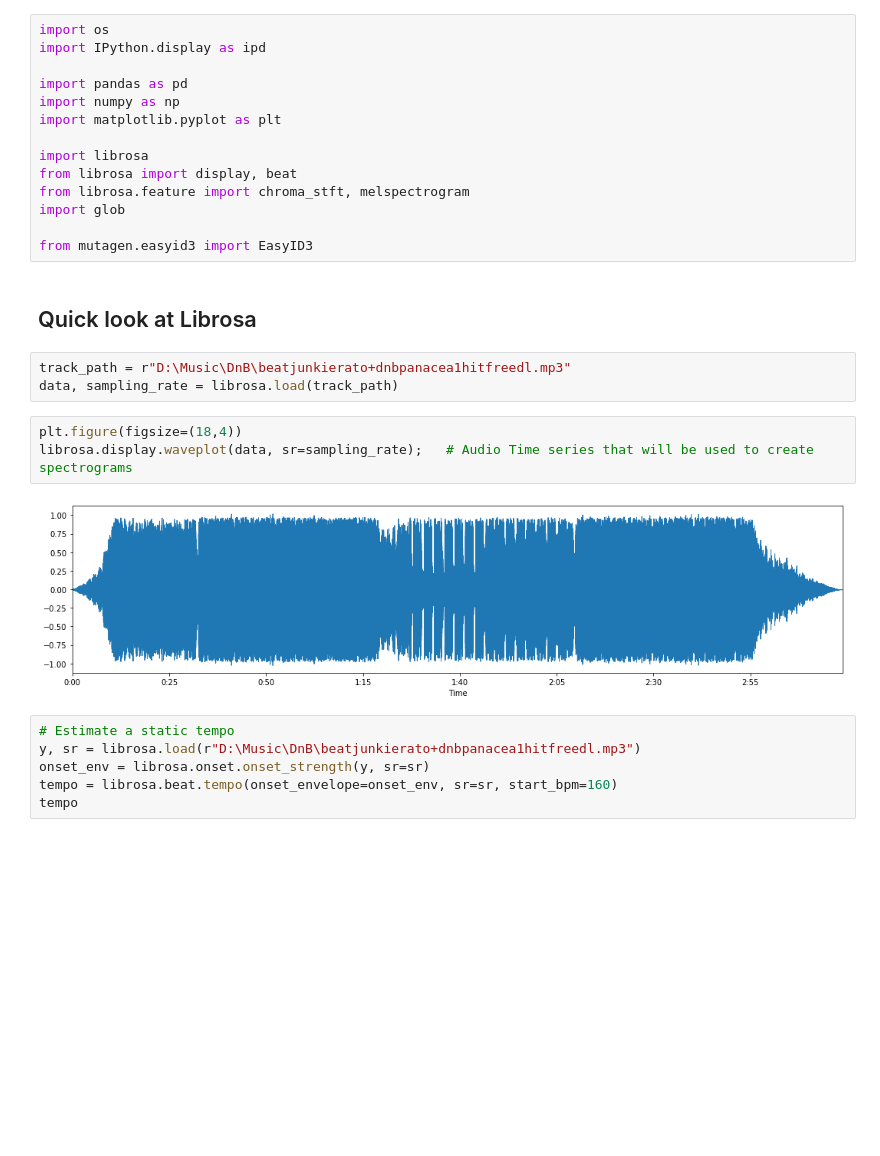
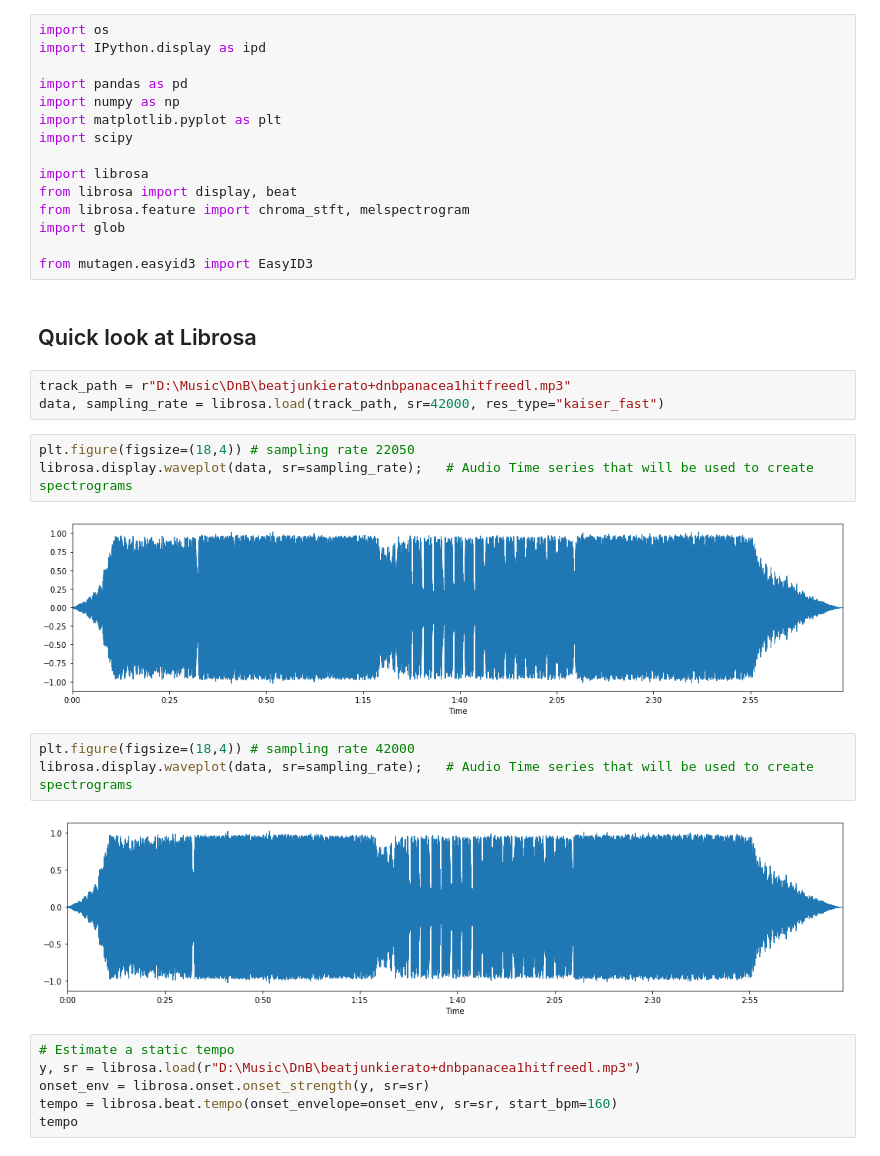
Before and after one commit to bdfraney/Music_analysis_capstone, a Jupyter notebook: EDA_LibROSA.ipynb, the cells around one changed output. Cells and saved outputs as stored; diff of their text form; blank space fills up the shorter version.

```diff
--- a/EDA_LibROSA.ipynb
+++ b/EDA_LibROSA.ipynb
@@ -5,6 +5,7 @@ import IPython.display as ipd
 import pandas as pd
 import numpy as np
 import matplotlib.pyplot as plt
+import scipy
 
 import librosa
 from librosa import display, beat
@@ -16,12 +17,17 @@ from mutagen.easyid3 import EasyID3
 ## Quick look at Librosa
 # %%
 track_path = r"D:\Music\DnB\beatjunkierato+dnbpanacea1hitfreedl.mp3"
-data, sampling_rate = librosa.load(track_path)
+data, sampling_rate = librosa.load(track_path, sr=42000, res_type="kaiser_fast")
 # %%
-plt.figure(figsize=(18,4))
+plt.figure(figsize=(18,4)) # sampling rate 22050
 librosa.display.waveplot(data, sr=sampling_rate);   # Audio Time series that will be used to create spectrograms
 # %% [output]
 [figure]
+# %%
+plt.figure(figsize=(18,4)) # sampling rate 42000
+librosa.display.waveplot(data, sr=sampling_rate);   # Audio Time series that will be used to create spectrograms
+# %% [output]
+[figure, added]
 # %%
 # Estimate a static tempo
 y, sr = librosa.load(r"D:\Music\DnB\beatjunkierato+dnbpanacea1hitfreedl.mp3")
```
Also changed, not shown: parts of 23 cells of this notebook, 5 other files.
